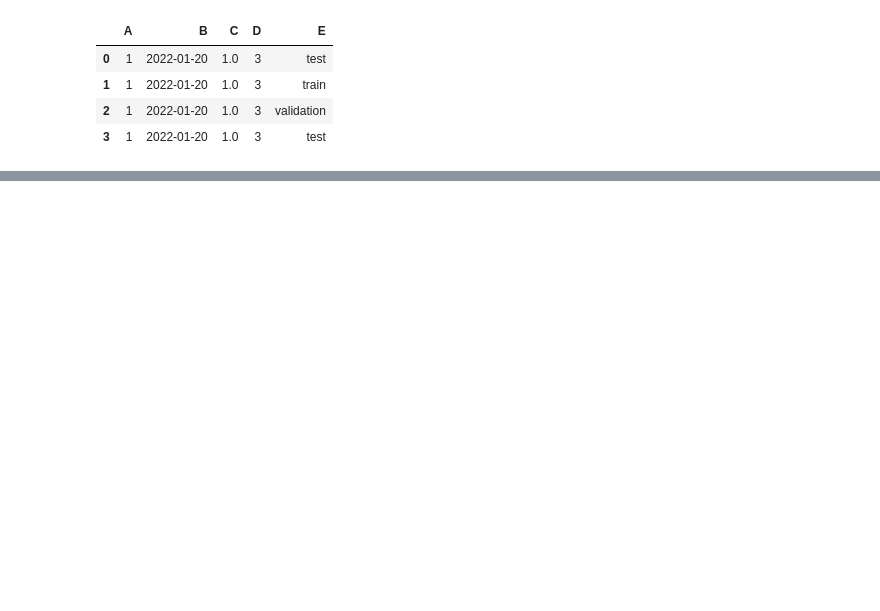
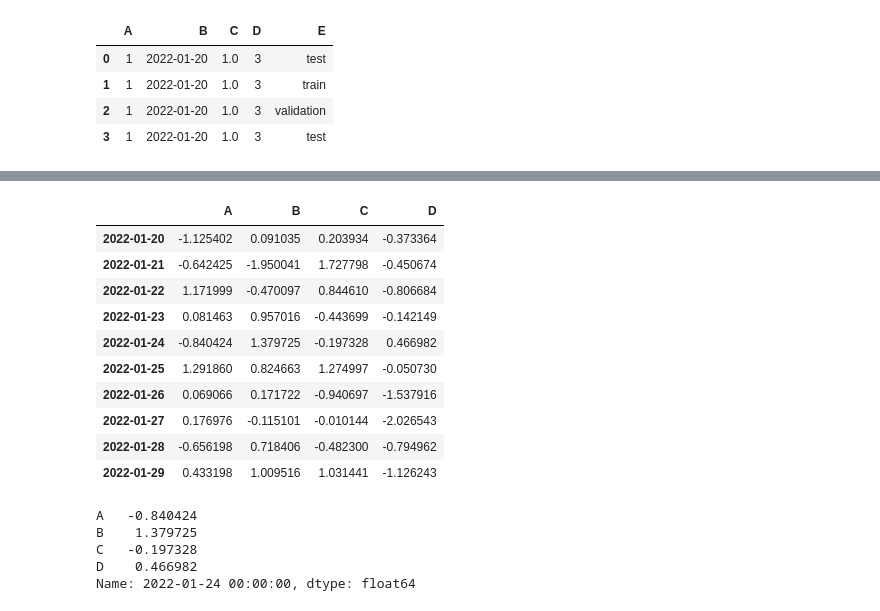
Before and after one commit to sartajbalti/Python_ka_Chilla, a Jupyter notebook: SartajAhmedPythokChilla/Fist VS jyupter.ipynb, the cells around one changed output, grey strips where cells are left out. Saved outputs shown, nothing was run; the diff lists cells and outputs as text; code cells hidden in the pictures; blank space fills up the shorter version.

```diff
--- a/SartajAhmedPythokChilla/Fist VS jyupter.ipynb
+++ b/SartajAhmedPythokChilla/Fist VS jyupter.ipynb
@@ -50,0 +74,22 @@ df2
+# %%
+df[0:10]
+# %% [output]
+|  | A | B | C | D |
+| 2022-01-20 | -1.125402 | 0.091035 | 0.203934 | -0.373364 |
+| 2022-01-21 | -0.642425 | -1.950041 | 1.727798 | -0.450674 |
+| 2022-01-22 | 1.171999 | -0.470097 | 0.844610 | -0.806684 |
+| 2022-01-23 | 0.081463 | 0.957016 | -0.443699 | -0.142149 |
+| 2022-01-24 | -0.840424 | 1.379725 | -0.197328 | 0.466982 |
+| 2022-01-25 | 1.291860 | 0.824663 | 1.274997 | -0.050730 |
+| 2022-01-26 | 0.069066 | 0.171722 | -0.940697 | -1.537916 |
+| 2022-01-27 | 0.176976 | -0.115101 | -0.010144 | -2.026543 |
+| 2022-01-28 | -0.656198 | 0.718406 | -0.482300 | -0.794962 |
+| 2022-01-29 | 0.433198 | 1.009516 | 1.031441 | -1.126243 |
+# %%
+df.loc[dat[4]]
+# %% [output]
+A   -0.840424
+B    1.379725
+C   -0.197328
+D    0.466982
+Name: 2022-01-24 00:00:00, dtype: float64
```
Also changed, not shown: parts of 12 cells of this notebook, 3 other files.
